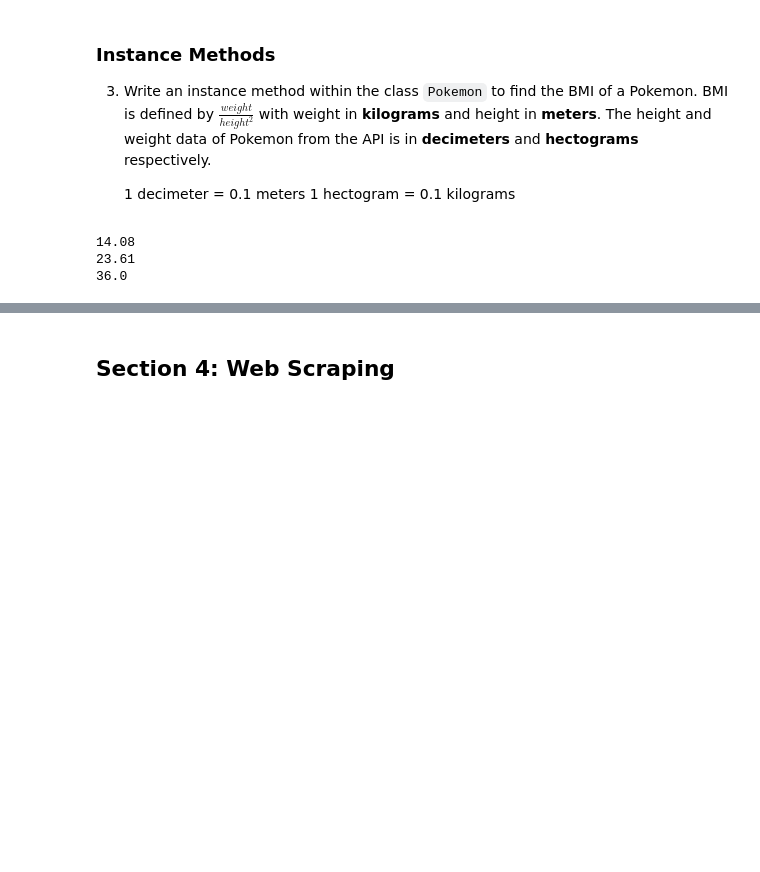
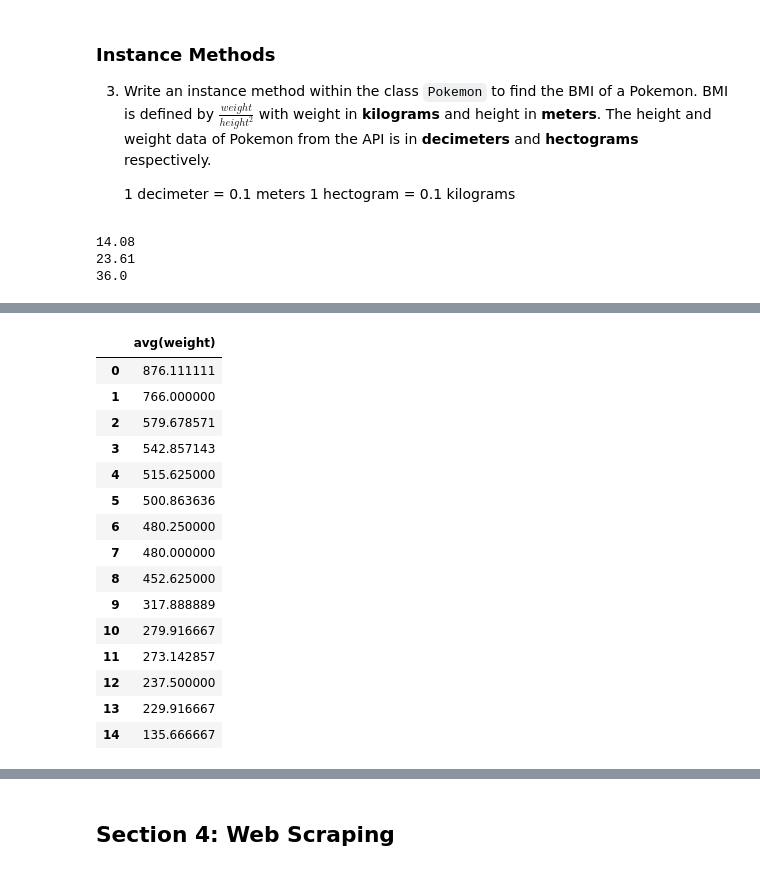
Before and after one commit to learn-co-students/module-2-assessment-round-1-nyc-ds-071519-module-2-assessment-round-1-1565011659, a Jupyter notebook: index.ipynb, the cells around one changed output, grey strips where cells are left out. Saved outputs shown, nothing was run; the diff lists cells and outputs as text; code cells hidden in the pictures; blank space fills up the shorter version.

```diff
--- a/index.ipynb
+++ b/index.ipynb
@@ -357,0 +385,20 @@ pd.read_sql(q5, cnx)
+# %%
+q3 = 'select avg(weight) from pokemon group by type1 order by avg(weight) desc'
+pd.read_sql(q3, cnx)
+# %% [output]
+|  | avg(weight) |
+| 0 | 876.111111 |
+| 1 | 766.000000 |
+| 2 | 579.678571 |
+| 3 | 542.857143 |
+| 4 | 515.625000 |
+| 5 | 500.863636 |
+| 6 | 480.250000 |
+| 7 | 480.000000 |
+| 8 | 452.625000 |
+| 9 | 317.888889 |
+| 10 | 279.916667 |
+| 11 | 273.142857 |
+| 12 | 237.500000 |
+| 13 | 229.916667 |
+| 14 | 135.666667 |
```
Also changed, not shown: parts of 9 cells of this notebook.
